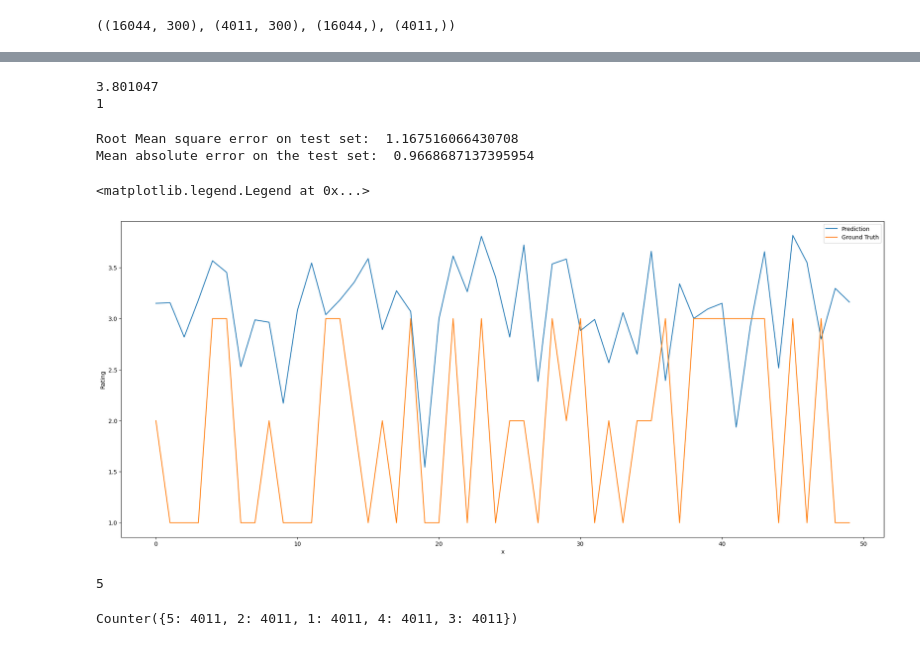
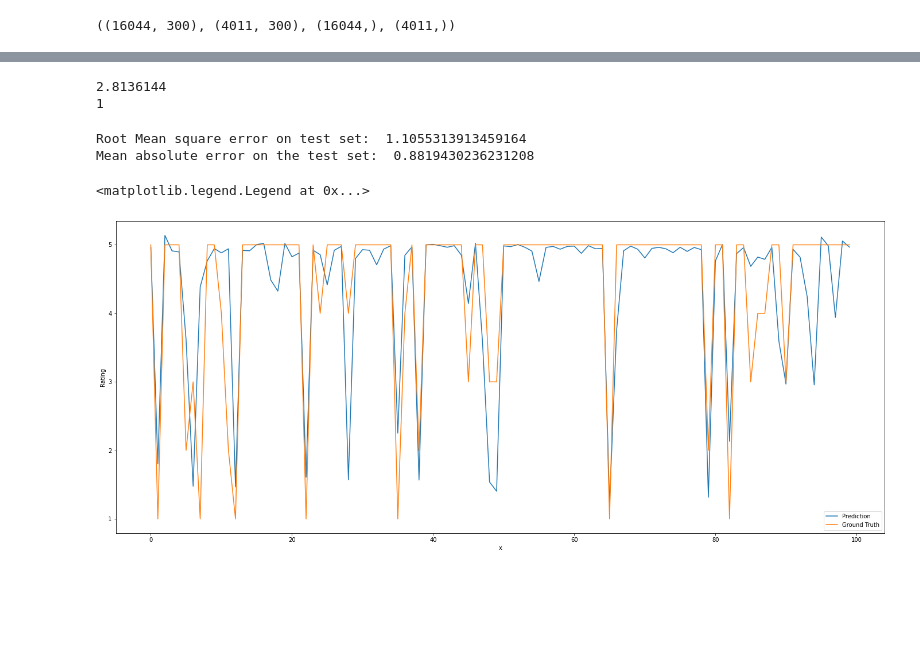
Before and after one commit to db19891/ADS_amazon_customer_reviews, a Jupyter notebook: lstm.ipynb, the cells around one changed output, grey strips where cells are left out. Drawn from its saved outputs; the diff is of its cells as text; code cells hidden in the pictures; blank space fills up the shorter version.

Commit message:
Update lstm.ipynb
add dense layer and dropout, changed the learning rate

```diff
--- a/lstm.ipynb
+++ b/lstm.ipynb
@@ -29,5 +31,5 @@ True
 # %%
-data = pd.read_csv('review_rating.csv')
+data = pd.read_csv('/root/autodl-fs/review_rating.csv')
 # %%
 data  = data[:100000]
 data
@@ -102,11 +101,8 @@ Counter({5: 71603, 4: 11024, 1: 7079, 3: 6283, 2: 4011}) 4011
 #remove punctuation and stop words
 #lower case
 # stop = stopwords.words('english')
-# for i,text in enumerate(reviews):
-# #     reviews[i] = [word.strip(string.punctuation) for word in text.split(" ")
-# # text = text.lower()
-#     reviews[i] = ' '.join([word.strip(string.punctuation).lower() for word in text.split(" ") if word not in stop and len(word) > 0])
-
+for i,text in enumerate(reviews):
+    reviews[i] = ' '.join([word.strip(string.punctuation).lower() for word in text.split(" ") if len(word) > 0])
 
 
 reviews[0]
@@ -275,7 +279,7 @@ i = 270
 print(pred[i])
 print(test_target[i])
 # %% [output]
-3.801047
+2.8136144
 1
 # %%
 def rmse_loss(y_predict, y):
@@ -290,38 +294,40 @@ print('Root Mean square error on test set: ', rmse_loss)
 print('Mean absolute error on the test set: ', mae_loss)
 # Root Mean square error on test set:  1.1204180827539099
 # Mean absolute error on the test set:  0.7932159740924836
+
+##without data clearing:
+##lr = 1e-3, units = (150), batch size  = 256, without dropout
+# Root Mean square error on test set:  1.0175565538670552
+# Mean absolute error on the test set:  0.8108590628726097
+
+##lr = 1e-3, units = (150,50), batch size  = 256, without dropout
+# Root Mean square error on test set:  0.9325924144334593
+# Mean absolute error on the test set:  0.7423570203898803
+
+#with data clearning:
+#lr = 1e-3, units = (150,50), batch size  = 256, without dropout
+# Root Mean square error on test set:  0.802034505930432
+# Mean absolute error on the test set:  0.4409213175147772
+
+#lr = 1e-3, units = (150,50), batch size  = 256, dropout = 0.2
+# Root Mean square error on test set:  0.7803943854060685
+# Mean absolute error on the test set:  0.447297577457875
 # %% [output]
-Root Mean square error on test set:  1.167516066430708
-Mean absolute error on the test set:  0.9668687137395954
+Root Mean square error on test set:  1.1055313913459164
+Mean absolute error on the test set:  0.8819430236231208
 # %%
 fig, axes = plt.subplots(figsize=(24, 10) )
-rng = 50
+rng = 100
 prediction = pred[:rng]
 actual = test_target[:rng]
 axes.plot(prediction, label = 'Prediction')
 axes.plot(actual, label = 'Ground Truth')
 plt.xlabel('x')
 plt.ylabel('Rating')
 plt.legend()
 
 ## As shown in the plot, the model seems to have a good prediction on high ratings, this may due to the larger
 ##number of high ratings sample in the dataset
 # %% [output]
 <matplotlib.legend.Legend at 0x...>
-[figure, old version]
+[figure, new version]
-# %%
-#plot the number of the ratings
-tar_count = Counter()
-for rating in ratings:
-    tar_count[rating]+=1
-
-num_tar = len(tar_count)
-print(num_tar)
-tar_count
-
-# As shown in the results, rating of 5 has a large proportion of the total data,
-#may consider to reduce it to have a even amount across all ratings (which also can reduce the number of training
-#data and training time)
-# %% [output]
-5
-Counter({5: 4011, 2: 4011, 1: 4011, 4: 4011, 3: 4011})
```
Also changed, not shown: parts of 14 cells of this notebook.
